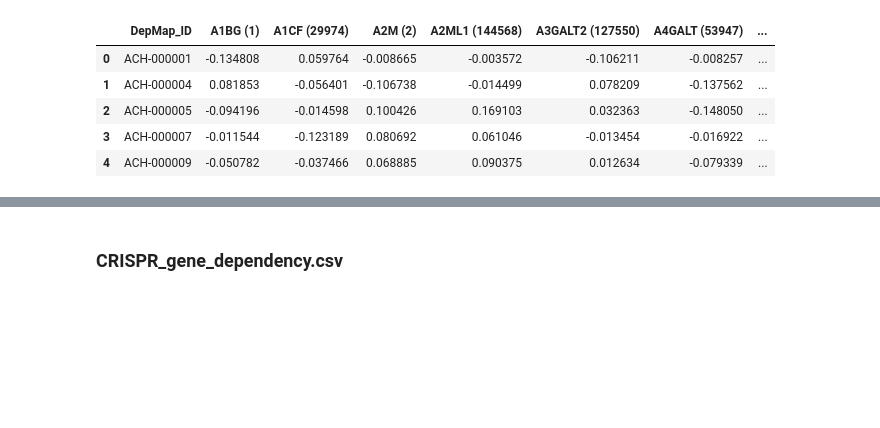
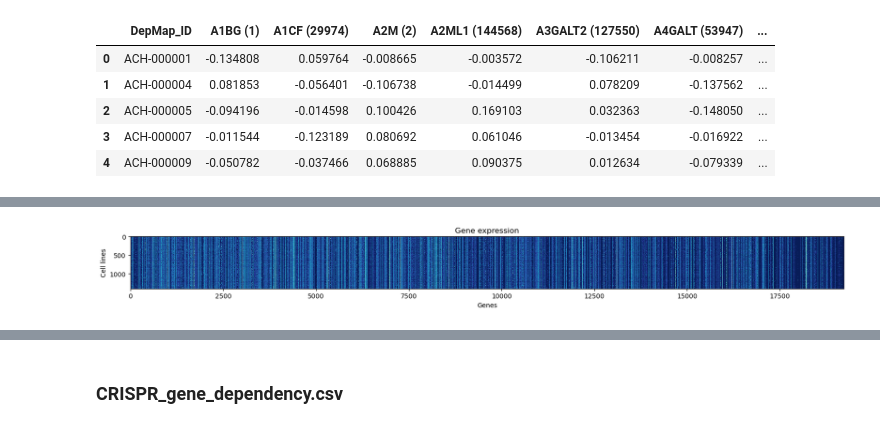
Before and after one commit to MatDagommer/crispr-genomics, a Jupyter notebook: data exploring.ipynb, the cells around one changed output, grey strips where cells are left out. Cells and saved outputs as stored; diff of their text form; code cells hidden in the pictures; blank space fills up the shorter version.

```diff
--- a/data exploring.ipynb
+++ b/data exploring.ipynb
@@ -65,0 +65,3 @@ plt.hist(gene_mean[gene_mean < -0.5], rwidth=0.9, bins=20);plt.show()
+# %%
+df = pd.read_csv('data/CCLE_expression.csv')
+df.info()
@@ -65,0 +90,2 @@ plt.hist(gene_mean[gene_mean < -0.5], rwidth=0.9, bins=20);plt.show()
+# %%
+gene_expression = df.rename(columns={"Unnamed: 0":"DepMap"}).set_index("DepMap")
@@ -65,0 +104,9 @@ plt.hist(gene_mean[gene_mean < -0.5], rwidth=0.9, bins=20);plt.show()
+# %%
+fig = plt.figure(figsize=(20,20))
+plt.imshow(-gene_expression.iloc[:,1:].fillna(0).to_numpy(), cmap="YlGnBu",interpolation='nearest')
+plt.xlabel("Genes")
+plt.ylabel("Cell lines")
+plt.title("Gene expression")
+plt.show()
+# %% [output]
+[figure, added]
```
Also changed, not shown: parts of 33 cells of this notebook.
